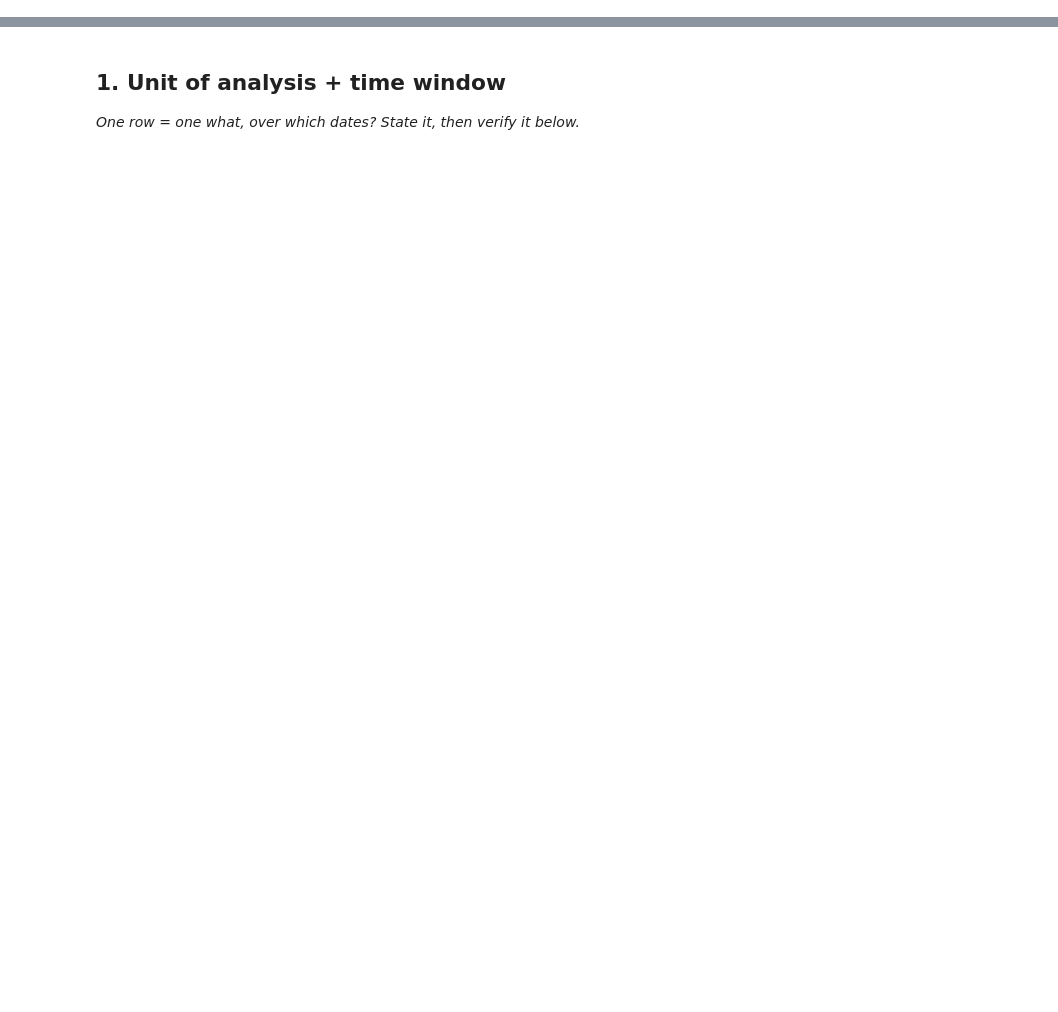
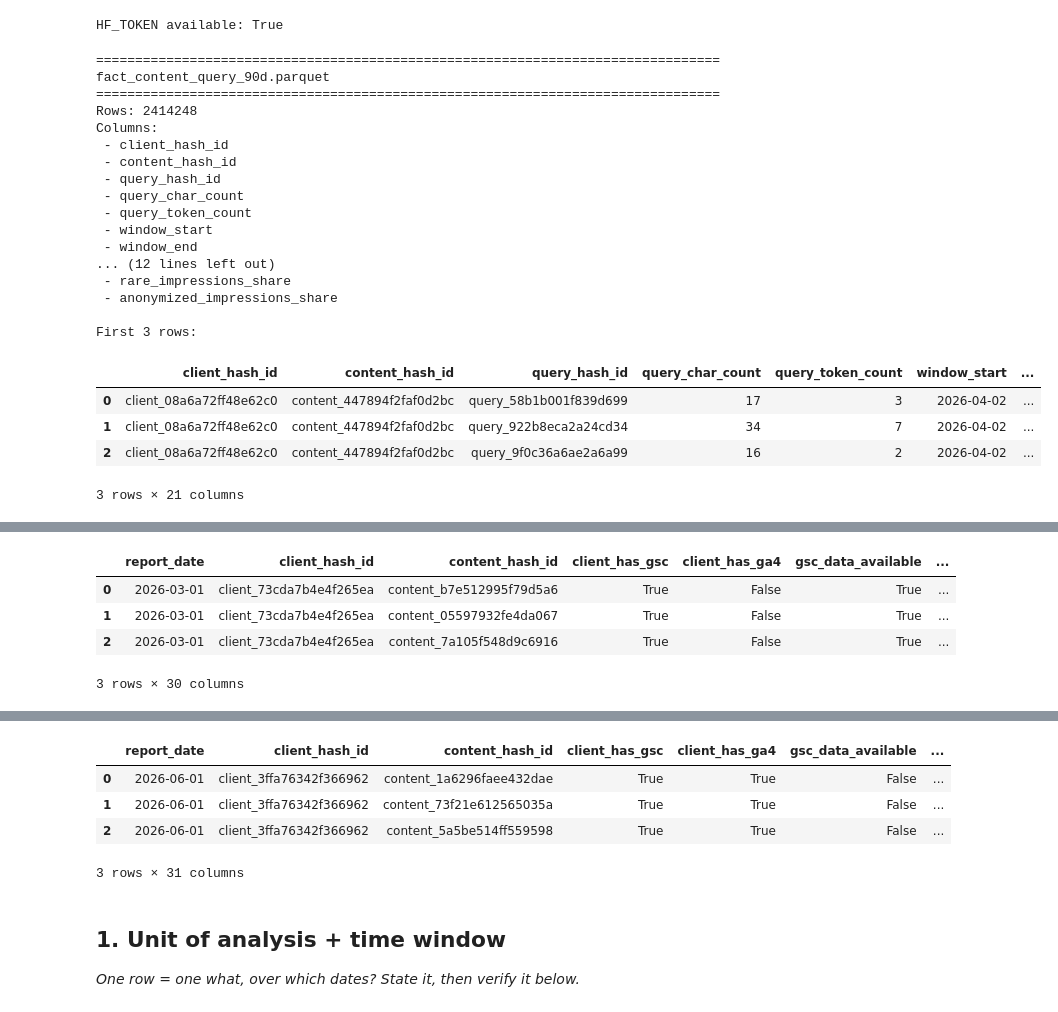
Before and after one commit to Zohaibarif69/flyrank-ml-work, a Jupyter notebook: work/notebooks/w03_data_contract.ipynb, the cells around one changed output, grey strips where cells are left out. Drawn from its saved outputs; the diff is of its cells as text; code cells hidden in the pictures; blank space fills up the shorter version.

```diff
--- a/work/notebooks/w03_data_contract.ipynb
+++ b/work/notebooks/w03_data_contract.ipynb
@@ -8,0 +59,68 @@ This skeleton is yours to fill. Work the sections **in order** — each one has
+# %%
+# ML-04 setup: load Hugging Face token from Colab Secrets
+
+from google.colab import userdata
+
+HF_TOKEN = userdata.get("HF_TOKEN")
+
+print("HF_TOKEN available:", bool(HF_TOKEN))
+# %% [output]
+HF_TOKEN available: True
+# %%
+# ML-04: inspect the real warehouse schemas
+
+from huggingface_hub import hf_hub_download
+import pandas as pd
+
+DATASET = "FlyRank/internship-warehouse"
+
+files_to_inspect = [
+    "fact_content_query_90d.parquet",
+    "fact_content_daily_performance/month=2026-03/data_0.parquet",
+    "fact_content_daily_performance_sample.parquet",
+]
+
+for file_path in files_to_inspect:
+    print("\n" + "=" * 80)
+    print(file_path)
+    print("=" * 80)
+
+    local_path = hf_hub_download(
+        repo_id=DATASET,
+        filename=file_path,
+        repo_type="dataset",
+        token=HF_TOKEN
+    )
+
+    df_check = pd.read_parquet(local_path)
+
+    print("Rows:", len(df_check))
+    print("Columns:")
+    for col in df_check.columns:
+        print(" -", col)
+
+    print("\nFirst 3 rows:")
+    display(df_check.head(3))
+# %% [output]
+================================================================================
+fact_content_query_90d.parquet
+================================================================================
+Rows: 2414248
+Columns:
+ - client_hash_id
+ - content_hash_id
+ - query_hash_id
+ - query_char_count
+ - query_token_count
+ - window_start
+ - window_end
+... (12 lines left out)
+ - rare_impressions_share
+ - anonymized_impressions_share
+
+First 3 rows:
+|  | client_hash_id | content_hash_id | query_hash_id | query_char_count | query_token_count | window_start | ... |
+| 0 | client_08a6a72ff48e62c0 | content_447894f2faf0d2bc | query_58b1b001f839d699 | 17 | 3 | 2026-04-02 | ... |
+| 1 | client_08a6a72ff48e62c0 | content_447894f2faf0d2bc | query_922b8eca2a24cd34 | 34 | 7 | 2026-04-02 | ... |
+| 2 | client_08a6a72ff48e62c0 | content_447894f2faf0d2bc | query_9f0c36a6ae2a6a99 | 16 | 2 | 2026-04-02 | ... |
+3 rows × 21 columns
@@ -8,0 +144,5 @@ This skeleton is yours to fill. Work the sections **in order** — each one has
+|  | report_date | client_hash_id | content_hash_id | client_has_gsc | client_has_ga4 | gsc_data_available | ... |
+| 0 | 2026-03-01 | client_73cda7b4e4f265ea | content_b7e512995f79d5a6 | True | False | True | ... |
+| 1 | 2026-03-01 | client_73cda7b4e4f265ea | content_05597932fe4da067 | True | False | True | ... |
+| 2 | 2026-03-01 | client_73cda7b4e4f265ea | content_7a105f548d9c6916 | True | False | True | ... |
+3 rows × 30 columns
@@ -9,3 +166,8 @@ This skeleton is yours to fill. Work the sections **in order** — each one has
+|  | report_date | client_hash_id | content_hash_id | client_has_gsc | client_has_ga4 | gsc_data_available | ... |
+| 0 | 2026-06-01 | client_3ffa76342f366962 | content_1a6296faee432dae | True | True | False | ... |
+| 1 | 2026-06-01 | client_3ffa76342f366962 | content_73f21e612565035a | True | True | False | ... |
+| 2 | 2026-06-01 | client_3ffa76342f366962 | content_5a5be514ff559598 | True | True | False | ... |
+3 rows × 31 columns
 # %% [markdown]
 ## 1. Unit of analysis + time window
 
```
Also changed, not shown: parts of 19 cells of this notebook, 2 other files.
